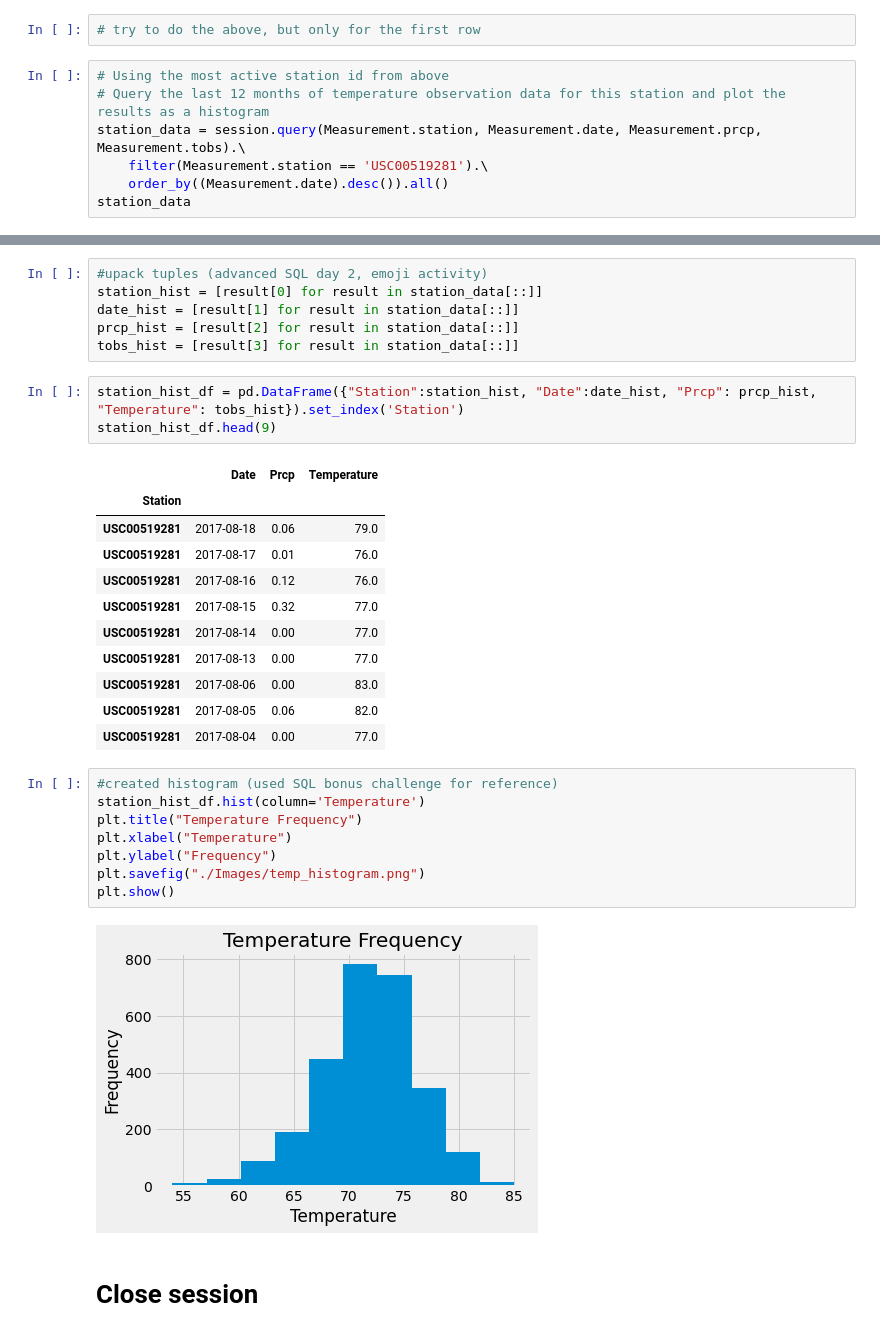
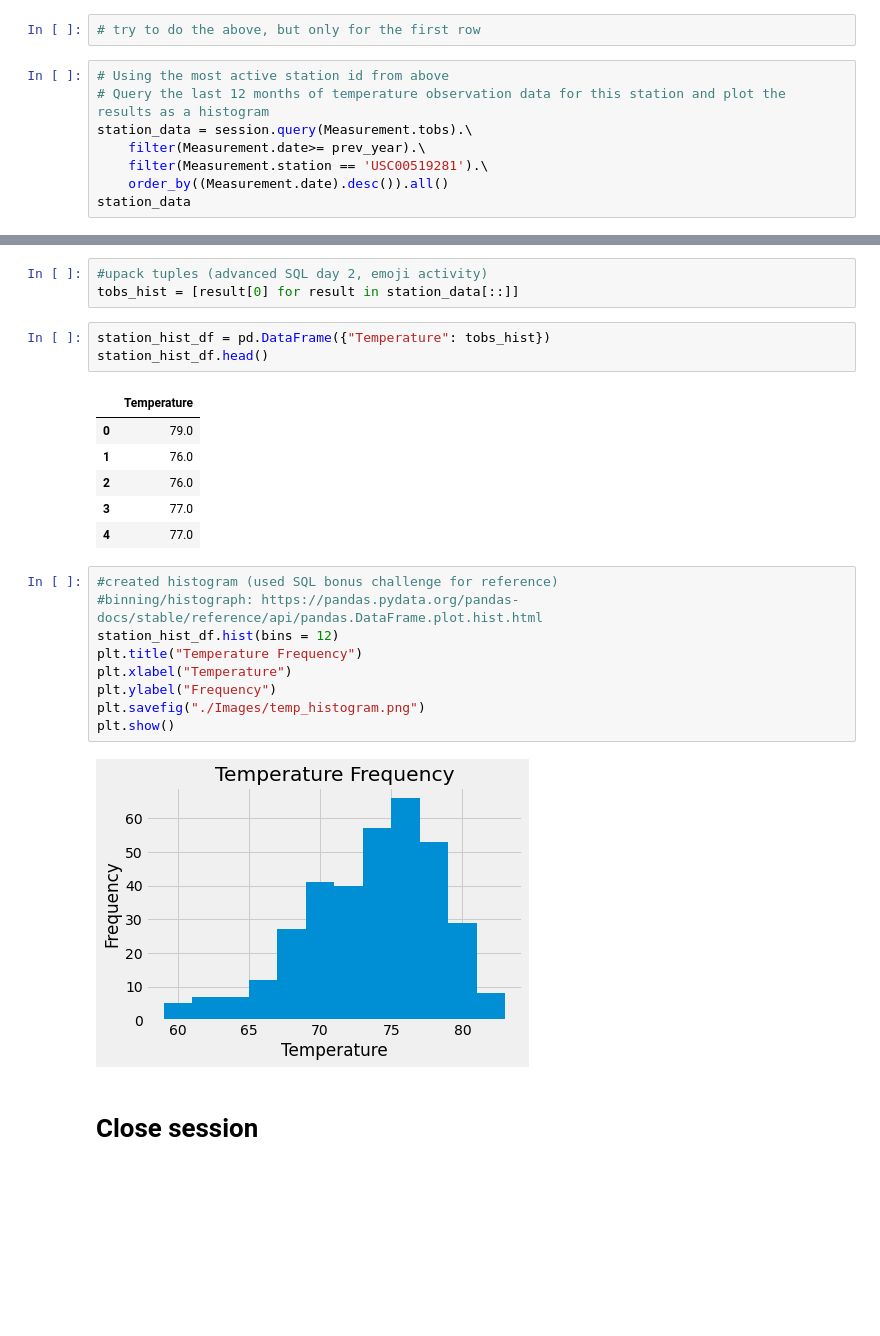
Before and after one commit to HilaryKoerner/sqlalchemy_challenge, a Jupyter notebook: final_climate.ipynb, the cells around one changed output, grey strips where cells are left out. Drawn from its saved outputs; the diff is of its cells as text; blank space fills up the shorter version.

Commit message:
updated filter on histogram

```diff
--- a/final_climate.ipynb
+++ b/final_climate.ipynb
@@ -240,7 +241,8 @@ station_df.head(9)
 # %%
 # Using the most active station id from above
 # Query the last 12 months of temperature observation data for this station and plot the results as a histogram
-station_data = session.query(Measurement.station, Measurement.date, Measurement.prcp, Measurement.tobs).\
+station_data = session.query(Measurement.tobs).\
+    filter(Measurement.date>= prev_year).\
     filter(Measurement.station == 'USC00519281').\
     order_by((Measurement.date).desc()).all()
 station_data
@@ -265,34 +267,27 @@ station_data
 # %%
 #upack tuples (advanced SQL day 2, emoji activity)
-station_hist = [result[0] for result in station_data[::]]
-date_hist = [result[1] for result in station_data[::]]
-prcp_hist = [result[2] for result in station_data[::]]
-tobs_hist = [result[3] for result in station_data[::]]
+tobs_hist = [result[0] for result in station_data[::]]
 # %%
-station_hist_df = pd.DataFrame({"Station":station_hist, "Date":date_hist, "Prcp": prcp_hist, "Temperature": tobs_hist}).set_index('Station')
-station_hist_df.head(9)
+station_hist_df = pd.DataFrame({"Temperature": tobs_hist})
+station_hist_df.head()
 # %% [output]
-|  | Date | Prcp | Temperature |
-| Station |  |  |  |
-| USC00519281 | 2017-08-18 | 0.06 | 79.0 |
-| USC00519281 | 2017-08-17 | 0.01 | 76.0 |
-| USC00519281 | 2017-08-16 | 0.12 | 76.0 |
-| USC00519281 | 2017-08-15 | 0.32 | 77.0 |
-| USC00519281 | 2017-08-14 | 0.00 | 77.0 |
-| USC00519281 | 2017-08-13 | 0.00 | 77.0 |
-| USC00519281 | 2017-08-06 | 0.00 | 83.0 |
-| USC00519281 | 2017-08-05 | 0.06 | 82.0 |
-| USC00519281 | 2017-08-04 | 0.00 | 77.0 |
+|  | Temperature |
+| 0 | 79.0 |
+| 1 | 76.0 |
+| 2 | 76.0 |
+| 3 | 77.0 |
+| 4 | 77.0 |
 # %%
 #created histogram (used SQL bonus challenge for reference)
-station_hist_df.hist(column='Temperature')
+#binning/histograph: https://pandas.pydata.org/pandas-docs/stable/reference/api/pandas.DataFrame.plot.hist.html
+station_hist_df.hist(bins = 12)
 plt.title("Temperature Frequency")
 plt.xlabel("Temperature")
 plt.ylabel("Frequency")
 plt.savefig("./Images/temp_histogram.png")
 plt.show()
 # %% [output]
-[figure, old version]
+[figure, new version]
 # %% [markdown]
 # Close session
 # %%
```
Also changed, not shown: parts of 3 cells of this notebook, 2 other files.
